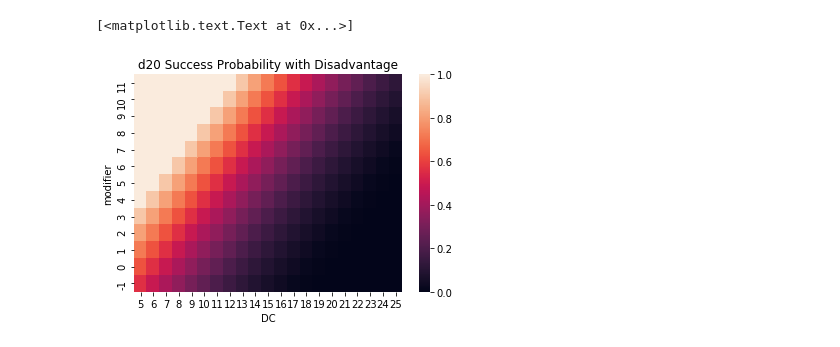
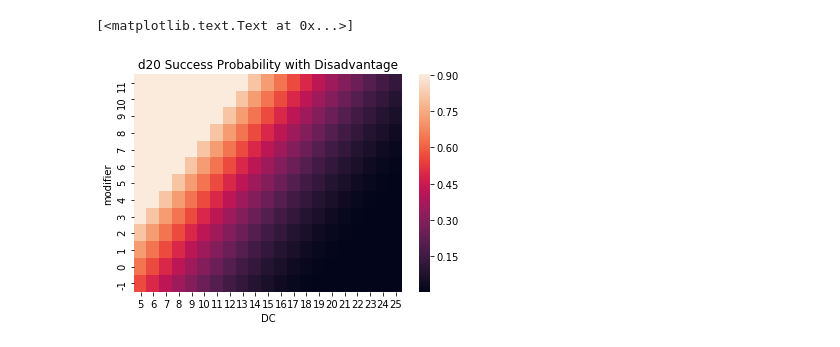
Before and after one commit to avikejriwal/DnD-Stats, a Jupyter notebook: DND probability calcs.ipynb, the cells around one changed output. Saved outputs shown, nothing was run; the diff lists cells and outputs as text; code cells hidden in the pictures.

```diff
--- a/DND probability calcs.ipynb
+++ b/DND probability calcs.ipynb
@@ -14,8 +14,8 @@ with open("Normal.tsv", "w") as tsv_file:
     tsv_file.write('mod\tdc\tprob\n')
     for i, b in enumerate(bonus):
         for j,d in enumerate(DC):
-            prob[i,j] = max(0,min((21-d+b)/20,1))
-            prob2 = max(0,min((21-d+b)/20,1))
+            prob[i,j] = max(0.05,min((21-d+b)/20,0.95))
+            prob2 = max(0.05,min((21-d+b)/20,0.95))
             tsv_file.write(str(i) + '\t' + str(d) + '\t' + str(prob2) + '\n')
 
 g = sns.heatmap(prob)
@@ -47,10 +47,10 @@ with open("Advantage.tsv", "w") as tsv_file:
         for j,d in enumerate(DC):
             roll = max(1,min(20,d-b)) #What roll is needed to pass a particular check
             p = prob_roll(roll)
-            if d-b > 20:
-                p = 0
-            if d-b < 1:
-                p = 1
+            if d-b >= 20:
+                p = prob_roll(20) #only a natural 20 succeeds
+            if d-b <= 1:
+                p = prob_roll(2) #nat 1 always fails
             prob[i,j] = max(0,min(p,1))
             prob2 = max(0,min(p,1))
             tsv_file.write(str(i) + '\t' + str(d) + '\t' + str(prob2) + '\n')
@@ -68,35 +68,35 @@ g.set(title='d20 Success Probability with Advantage')
 # %%
 #With disadvantage
 bonus = range(11,-2,-1)
 DC = range(5,26)
 
 # calculate the roll probabilities
 # Probability of getting a roll at least as high as N; N = # on die
 def prob_roll(n):
     return (n**2-42*n+441)/400
 
 prob = np.zeros((len(bonus), len(DC)))
 
 with open("Disadvantage.tsv", "w") as tsv_file:
     tsv_file.write('mod\tdc\tprob\n')
     for i, b in enumerate(bonus):
         for j,d in enumerate(DC):
             roll = max(1,min(20,d-b)) #What roll is needed to pass a particular check
             p = prob_roll(roll)
-            if d-b > 20:
-                p = 0
-            if d-b < 1:
-                p = 1
+            if d-b >= 20:
+                p = prob_roll(20) #only a nat 20
+            if d-b <= 1:
+                p = prob_roll(2) #nat 1 always fails
             prob[i,j] = max(0,min(p,1))
             prob2 = max(0,min(p,1))
             tsv_file.write(str(i) + '\t' + str(d) + '\t' + str(prob2) + '\n')
 
 g = sns.heatmap(prob)
 g.set(xticklabels = DC)
 g.set(yticklabels = bonus)
 g.set(ylabel='modifier')
 g.set(xlabel='DC')
 g.set(title='d20 Success Probability with Disadvantage')
 # %% [output]
 [<matplotlib.text.Text at 0x...>]
-[figure, old version]
+[figure, new version]
```
Also changed, not shown: parts of 2 cells of this notebook.
